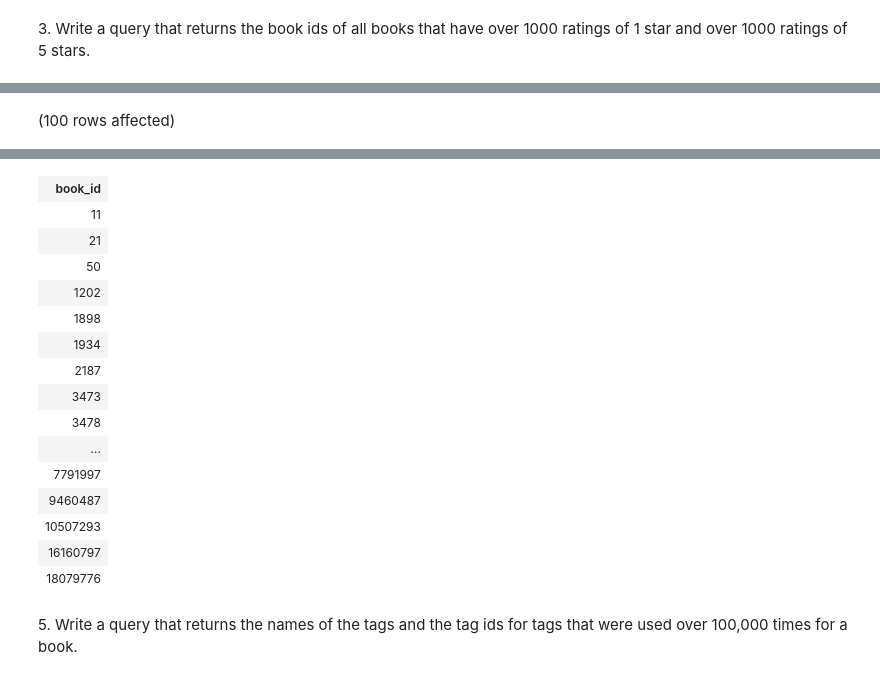
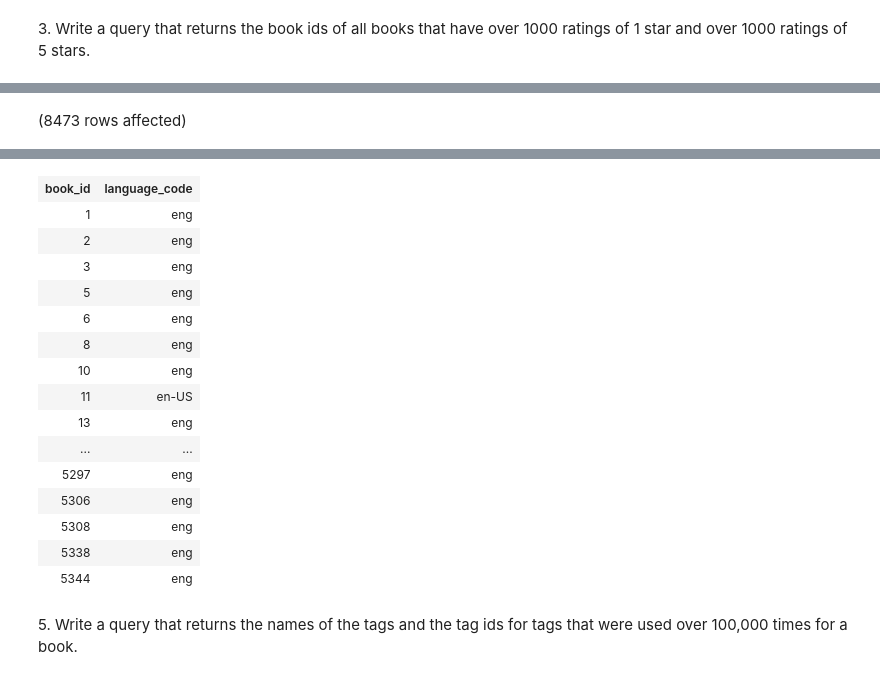
Before and after one commit to yayasanya/sql-part4-exercises, a Jupyter notebook: sql-part4.ipynb, the cells around one changed output, grey strips where cells are left out. Drawn from its saved outputs; the diff is of its cells as text; code cells hidden in the pictures.

```diff
--- a/sql-part4.ipynb
+++ b/sql-part4.ipynb
@@ -88,7 +93,9 @@ Total execution time: 00:00:00.075
 # %%
-SELECT TOP 100 book_id FROM BooksDB.dbo.books WHERE language_code ='en-US'
+SELECT book_id, language_code FROM BooksDB.dbo.books
+WHERE language_code LIKE '%en%'
 EXCEPT
-SELECT TOP 100 book_id FROM BooksDB.dbo.books
-WHERE language_code ='en-GB'
+SELECT book_id, language_code FROM BooksDB.dbo.books
+WHERE language_code LIKE '%GB%'
+ORDER BY book_id
 # %% [output]
-(100 rows affected)
+(8473 rows affected)
@@ -96,19 +104,19 @@ Total execution time: 00:00:00.039
-| book_id |
-| 11 |
-| 21 |
-| 50 |
-| 1202 |
-| 1898 |
-| 1934 |
-| 2187 |
-| 3473 |
-| 3478 |
-| ... |
-| 7791997 |
-| 9460487 |
-| 10507293 |
-| 16160797 |
-| 18079776 |
+| book_id | language_code |
+| 1 | eng |
+| 2 | eng |
+| 3 | eng |
+| 5 | eng |
+| 6 | eng |
+| 8 | eng |
+| 10 | eng |
+| 11 | en-US |
+| 13 | eng |
+| ... | ... |
+| 5297 | eng |
+| 5306 | eng |
+| 5308 | eng |
+| 5338 | eng |
+| 5344 | eng |
 # %% [markdown]
 5. Write a query that returns the names of the tags and the tag ids for tags that were used over 100,000 times for a book.
 # %%
```
Also changed, not shown: parts of 5 cells of this notebook.
